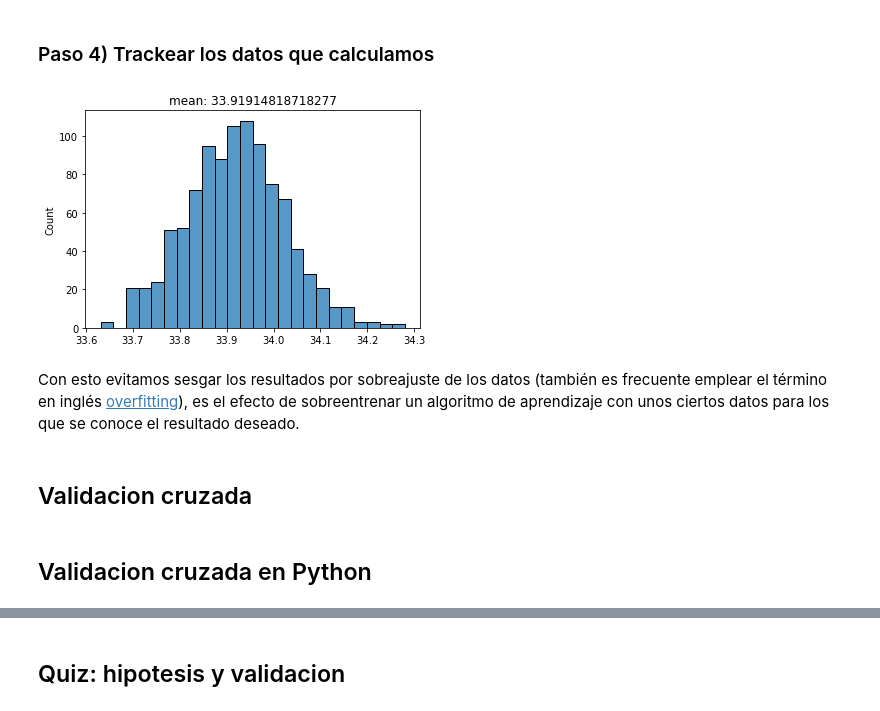
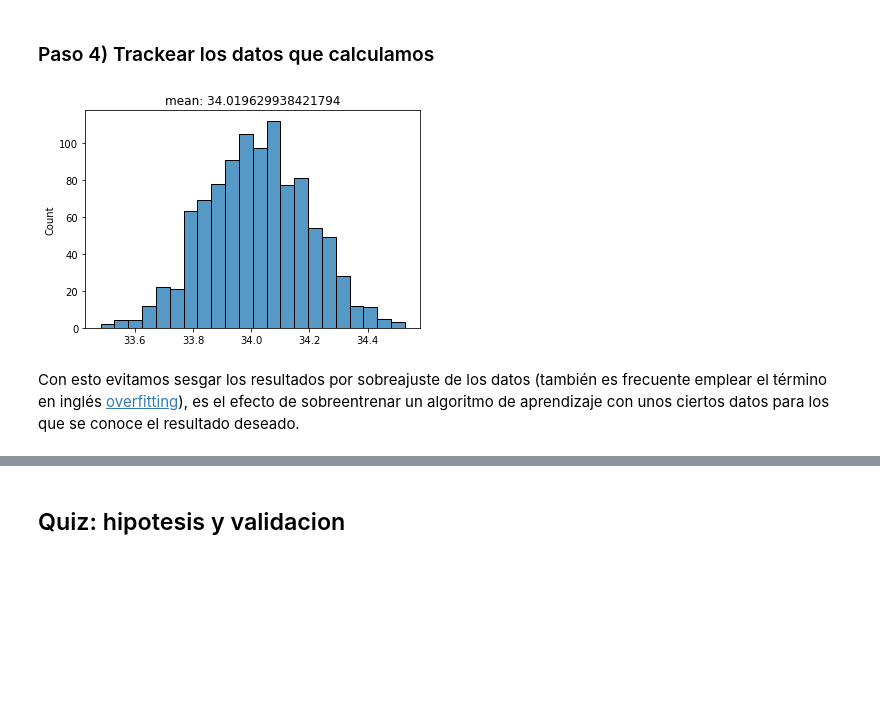
Before and after one commit to mazzaroli/inferential-statistics, a Jupyter notebook: notebook/estadistica-inferencia.ipynb, the cells around one changed output, grey strips where cells are left out. Drawn from its saved outputs; the diff is of its cells as text; code cells hidden in the pictures; blank space fills up the shorter version.

```diff
--- a/notebook/estadistica-inferencia.ipynb
+++ b/notebook/estadistica-inferencia.ipynb
@@ -1701,21 +1685,17 @@ mean_resample = resample.mean()
 tracker = []
 tracker.append(mean_resample)
 # %%
-sample = random.sample(data.tolist(),100)
+sample = random.sample(data.tolist(),40)
 tracker = []
 
 for i in range(1000):
     resample = np.random.choice(sample, size=len(sample))
     mean_resample = resample.mean()
     tracker.append(mean_resample)
 
 sns.histplot(tracker)
 plt.title(f'mean: {np.mean(tracker)}');
 # %% [output]
-[figure, old version]
+[figure, new version]
 # %% [markdown]
 Con esto evitamos sesgar los resultados por sobreajuste de los datos (también es frecuente emplear el término en inglés [overfitting](https://es.wikipedia.org/wiki/Sobreajuste)), es el efecto de sobreentrenar un algoritmo de aprendizaje con unos ciertos datos para los que se conoce el resultado deseado.
-# %% [markdown]
-## Validacion cruzada
-# %% [markdown]
-## Validacion cruzada en Python
```
Also changed, not shown: parts of 34 cells of this notebook, 2 other files.
